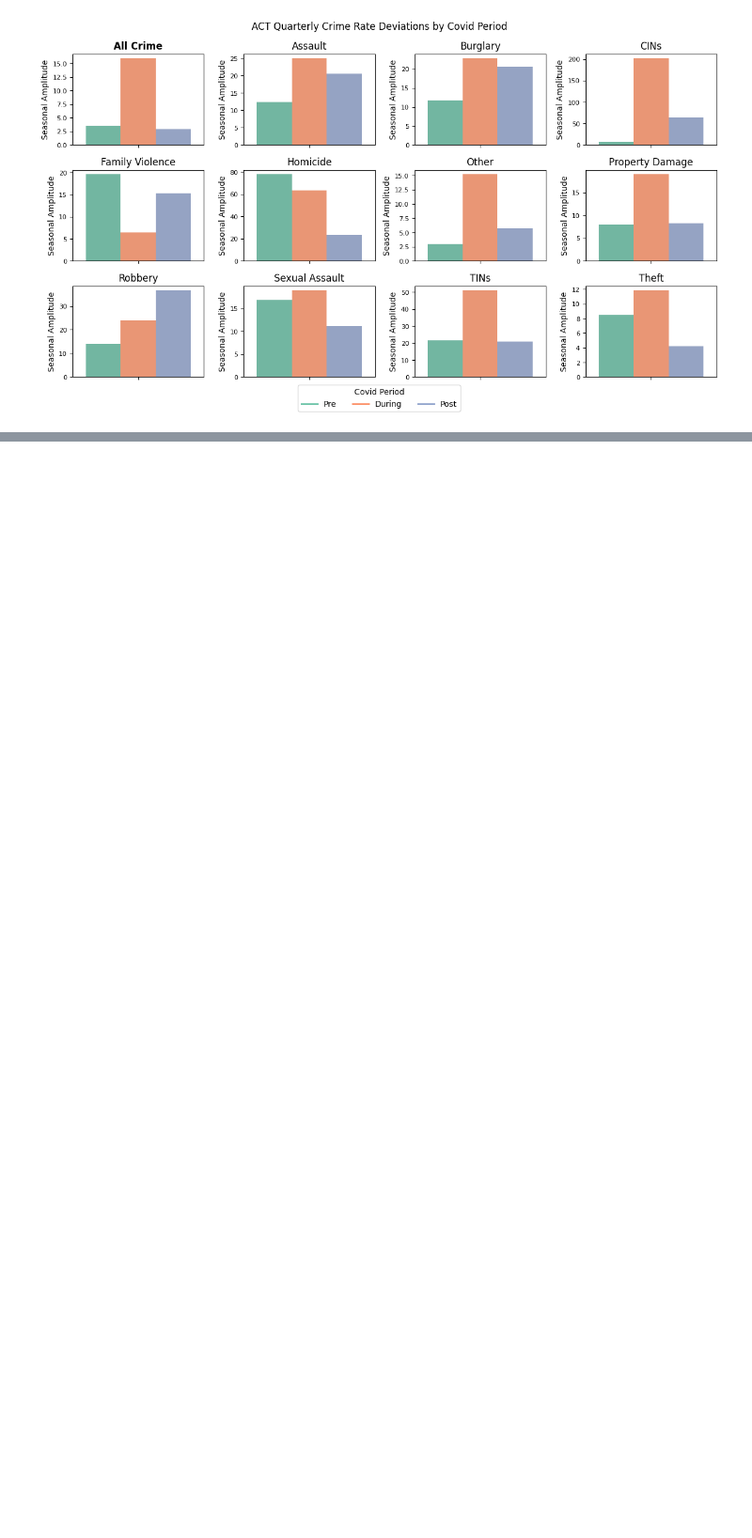
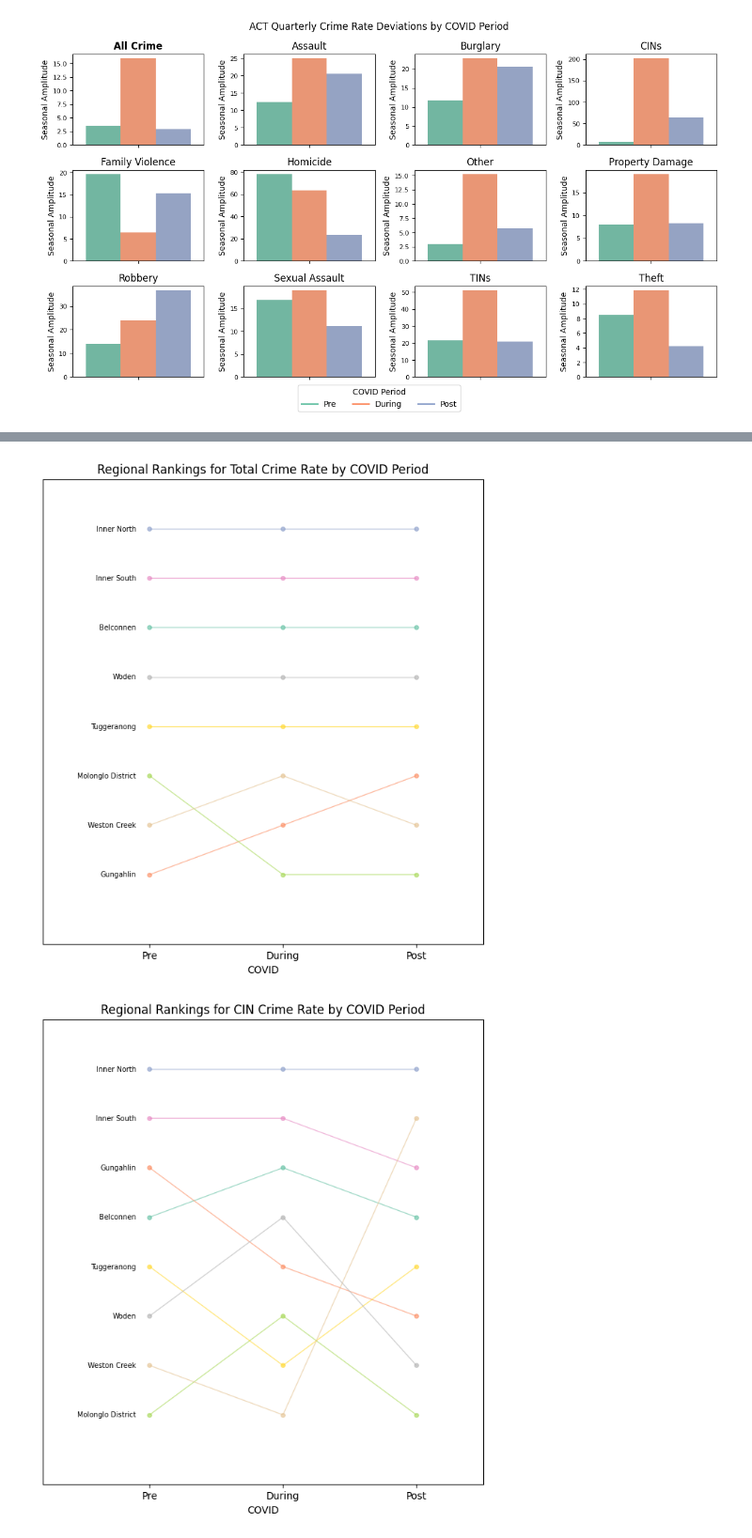
Before and after one commit to mollyyrt/act-crime-covid-analysis, a Jupyter notebook: notebooks/02_exploratory_analysis.ipynb, the cells around one changed output, grey strips where cells are left out. Shown at 94% size. Saved outputs shown, nothing was run; the diff lists cells and outputs as text; code cells hidden in the pictures; blank space fills up the shorter version.

```diff
--- a/notebooks/02_exploratory_analysis.ipynb
+++ b/notebooks/02_exploratory_analysis.ipynb
@@ -202,0 +337,4 @@ Name: count, dtype: float64
+# %%
+# calculate percentage change during and after COVID
+print('\nRegional crime rate changes by COVID period:')
+crime_region_pct, region_mean_rate = covid_pct_change(crime_region, ['Crime', 'Region', 'Rate', 'COVID'])
@@ -202,0 +359,15 @@ Name: count, dtype: float64
+# %%
+crime_rate_bump(region_mean_rate, 'Region', 'All Crime')
+plt.title('Regional Rankings for Total Crime Rate by COVID Period')
+plt.tight_layout(pad=3)
+plt.show()
+plt.close('all')
+
+crime_rate_bump(region_mean_rate, 'Region', 'CINs')
+plt.title('Regional Rankings for CIN Crime Rate by COVID Period')
+plt.tight_layout(pad=3)
+plt.show()
+plt.close('all')
+# %% [output]
+[figure, added]
+[figure, added]
```
Also changed, not shown: parts of 26 cells of this notebook, 1 other file.
